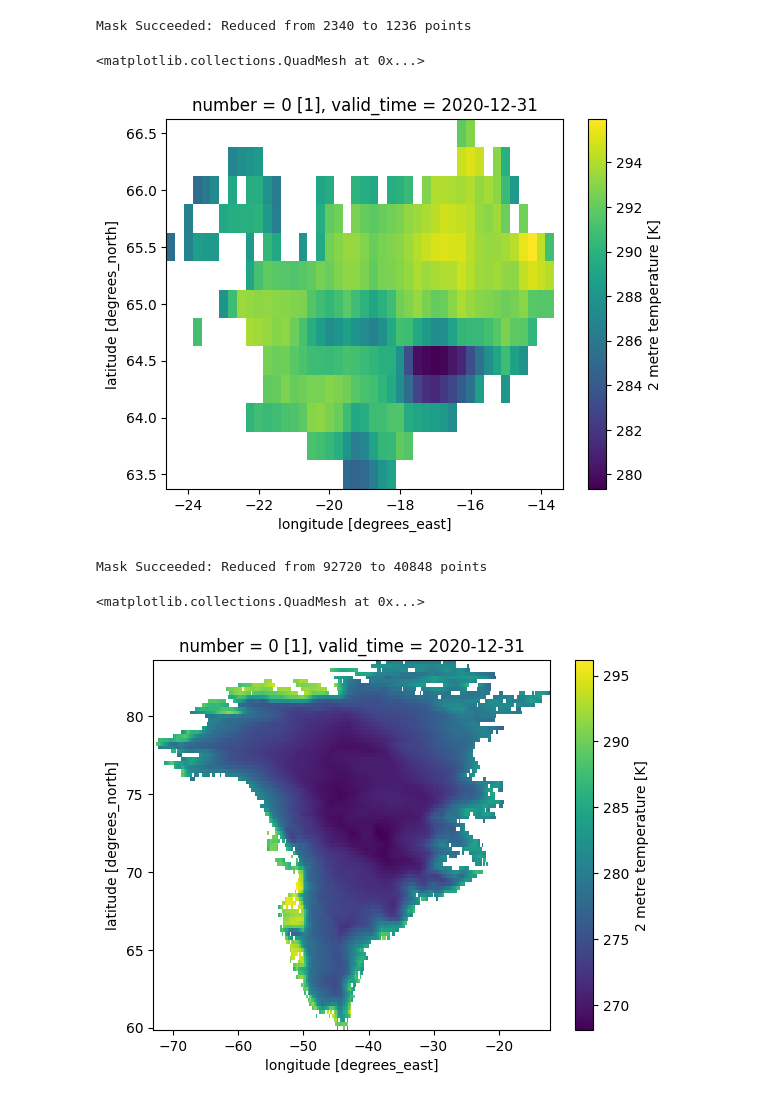
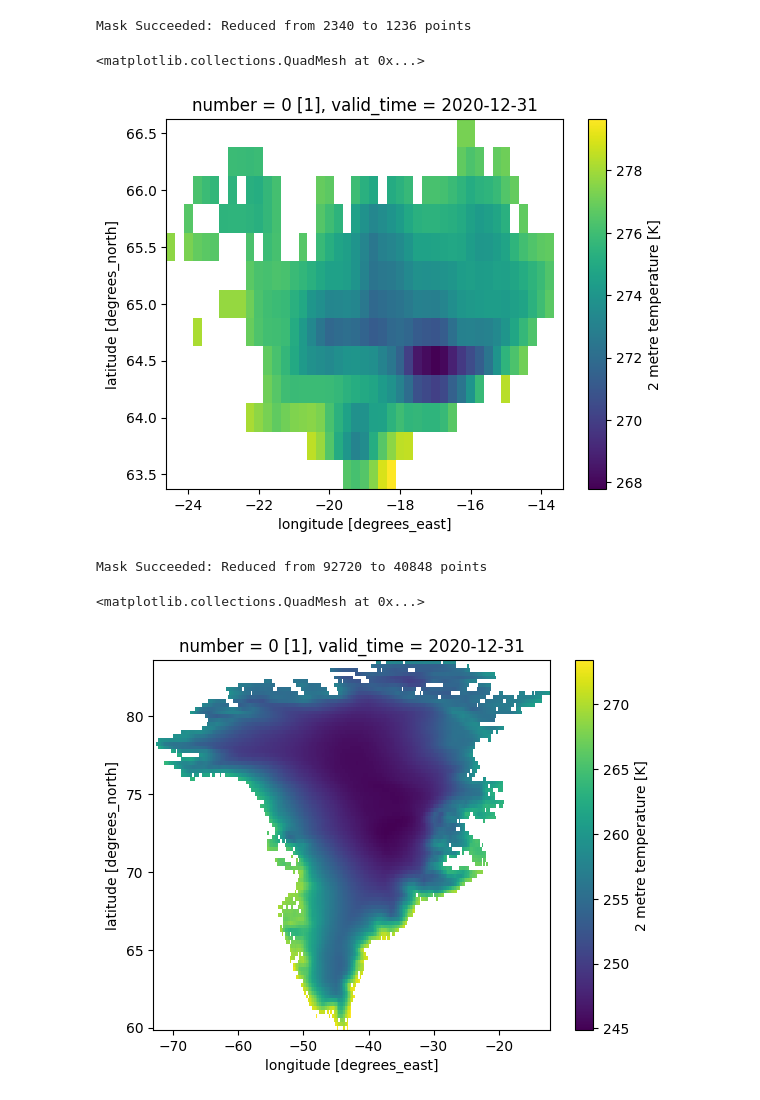
Before and after one commit to iharp3/iharp-library-example, a Jupyter notebook: example.ipynb, the cells around one changed output. Saved outputs shown, nothing was run; the diff lists cells and outputs as text; code cells hidden in the pictures.

```diff
--- a/example.ipynb
+++ b/example.ipynb
@@ -131,39 +239,39 @@ geojson_masked_raster['t2m'].isel(valid_time=0).plot()
 # %%
 iceland = GeoJsonExecutor(
-  variable=variable,
-  start_datetime=start_datetime,
-  end_datetime=end_datetime,
-  temporal_resolution=temporal_resolution,
-  min_lat=min_lat,
-  max_lat=max_lat,
-  min_lon=min_lon,
-  max_lon=max_lon,
-  spatial_resolution=spatial_resolution,
-  aggregation=aggregation,
-  geojson_file="data/iceland.geojson"
+    variable="2m_temperature",
+    start_datetime="2020-01-01 00:00:00",
+    end_datetime="2023-12-31 23:00:00",
+    temporal_resolution="year",
+    min_lat=59,
+    max_lat=84,
+    min_lon=-74,
+    max_lon=-10,
+    spatial_resolution=0.25,
+    aggregation="mean",
+    geojson_file="data/iceland.geojson",
 ).execute()
 
-iceland['t2m'].isel(valid_time=0).plot()
+iceland["t2m"].isel(valid_time=0).plot()
 # %% [output]
 Mask Succeeded: Reduced from 2340 to 1236 points
 <matplotlib.collections.QuadMesh at 0x...>
-[figure, old version]
+[figure, new version]
 # %%
 greenland = GeoJsonExecutor(
-    variable=variable,
-    start_datetime=start_datetime,
-    end_datetime=end_datetime,
-    temporal_resolution=temporal_resolution,
-    min_lat=min_lat,
-    max_lat=max_lat,
-    min_lon=min_lon,
-    max_lon=max_lon,
-    spatial_resolution=spatial_resolution,
-    aggregation=aggregation,
+    variable="2m_temperature",
+    start_datetime="2020-01-01 00:00:00",
+    end_datetime="2023-12-31 23:00:00",
+    temporal_resolution="year",
+    min_lat=59,
+    max_lat=84,
+    min_lon=-74,
+    max_lon=-10,
+    spatial_resolution=0.25,
+    aggregation="mean",
     geojson_file="data/greenland.geojson",
 ).execute()
 greenland["t2m"].isel(valid_time=0).plot()
 # %% [output]
 Mask Succeeded: Reduced from 92720 to 40848 points
 <matplotlib.collections.QuadMesh at 0x...>
-[figure, old version]
+[figure, new version]
```
Also changed, not shown: parts of 24 cells of this notebook.
